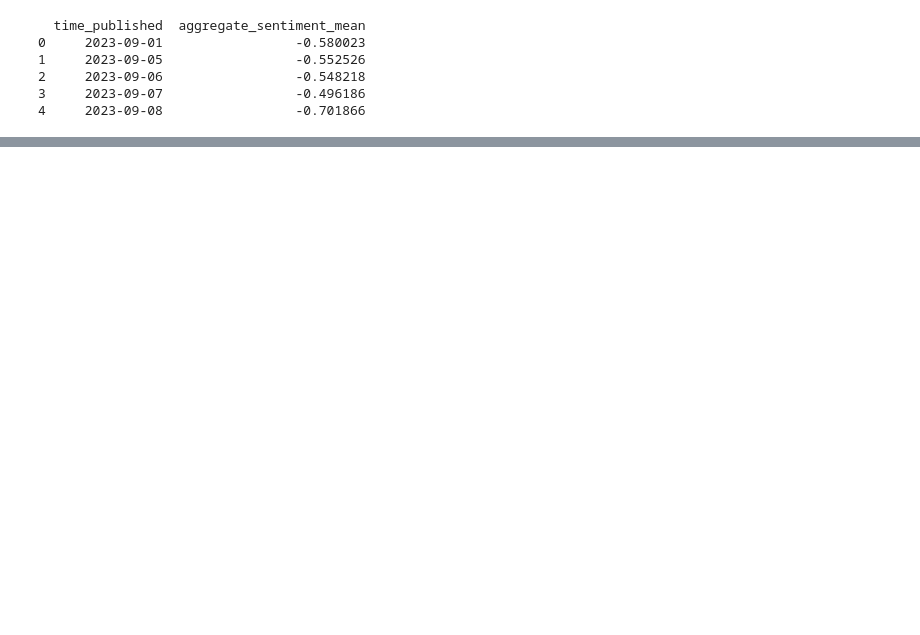
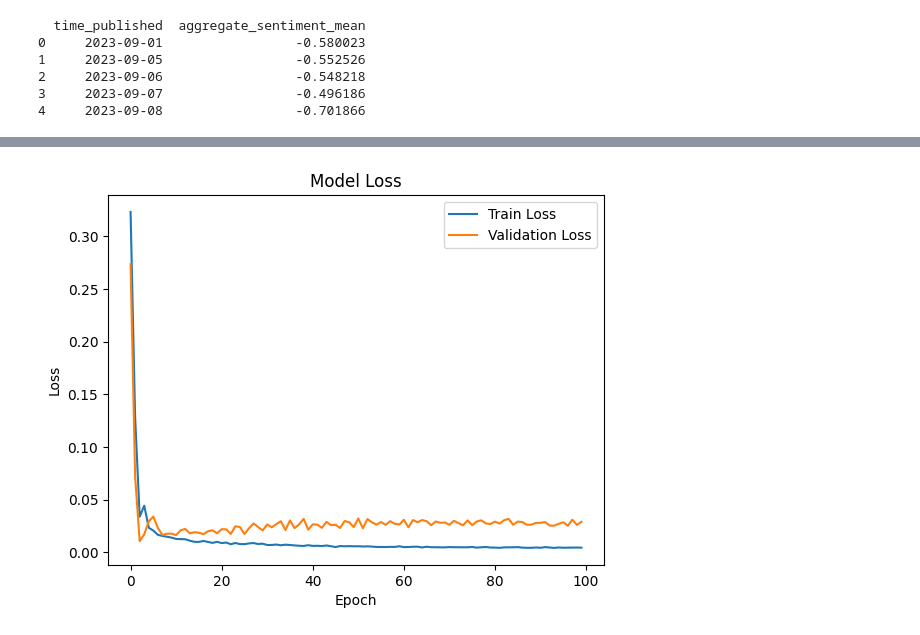
Before and after one commit to declanyg/CS506_Final_Project, a Jupyter notebook: process_future_data.ipynb, the cells around one changed output, grey strips where cells are left out. Saved outputs shown, nothing was run; the diff lists cells and outputs as text; code cells hidden in the pictures; blank space fills up the shorter version.

```diff
--- a/process_future_data.ipynb
+++ b/process_future_data.ipynb
@@ -300,0 +342,28 @@ plt.show()
+# %%
+
+# Construct the neural network
+model = Sequential([
+    Dense(64, input_dim=X_train.shape[1], activation='relu'),  # Input layer
+    Dropout(0.2),  # Dropout for regularization
+    Dense(128, activation='relu'),  # Hidden layer 1
+    Dropout(0.2),
+    Dense(64, activation='relu'),  # Hidden layer 2
+    Dense(y_train.shape[1], activation='linear')  # Output layer (regression task)
+])
+
+# Compile the model
+model.compile(optimizer=Adam(learning_rate=0.001), loss='mse', metrics=['mae'])
+
+# Train the model
+history = model.fit(
+    X_train, y_train,
+    validation_data=(X_test, y_test),
+    epochs=100,  # Number of epochs
+    batch_size=32,  # Batch size
+    verbose=1  # Show progress during training
+)
+
+# Evaluate the model
+loss, mae = model.evaluate(X_test, y_test, verbose=1)
+print("Test Loss (MSE):", loss)
+print("Test Mean Absolute Error (MAE):", mae)
@@ -300,0 +388,10 @@ plt.show()
+# %%
+plt.plot(history.history['loss'], label='Train Loss')
+plt.plot(history.history['val_loss'], label='Validation Loss')
+plt.title('Model Loss')
+plt.xlabel('Epoch')
+plt.ylabel('Loss')
+plt.legend()
+plt.show()
+# %% [output]
+[figure, added]
```
Also changed, not shown: parts of 17 cells of this notebook.
